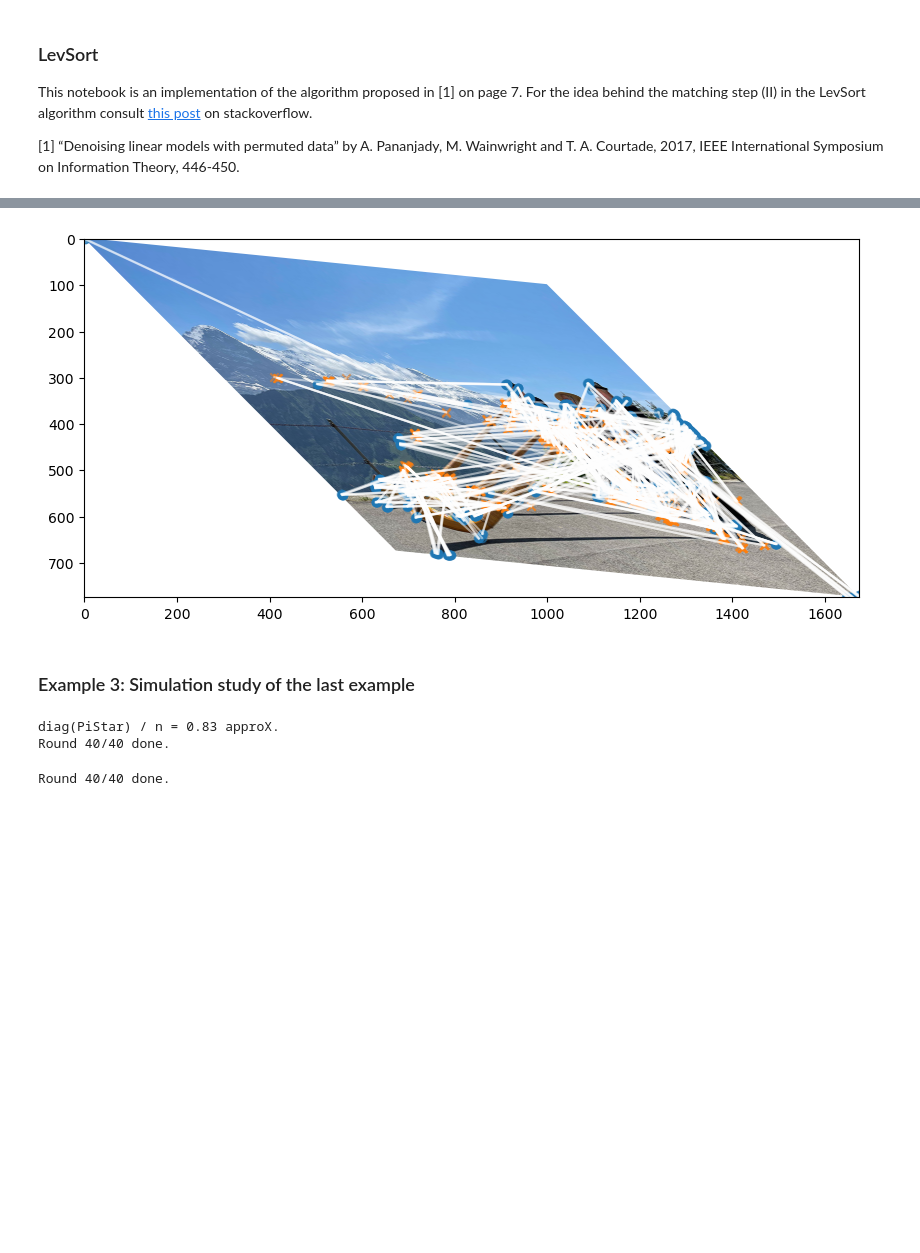
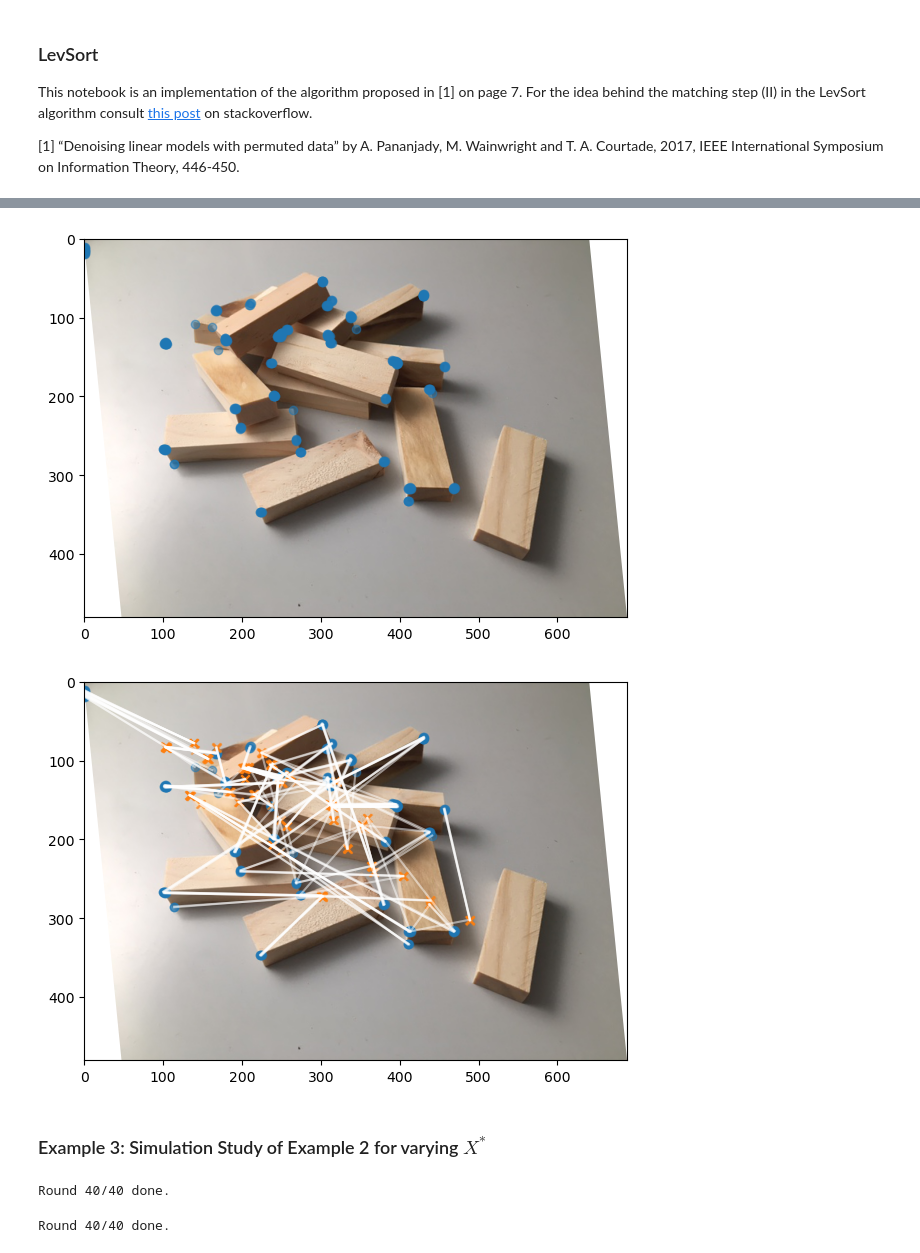
Before and after one commit to ju5chi/Denoising-Linear-Models-with-Permuted-Data, a Jupyter notebook: LevSort.ipynb, the cells around one changed output, grey strips where cells are left out. Drawn from its saved outputs; the diff is of its cells as text; code cells hidden in the pictures; blank space fills up the shorter version.

```diff
--- a/LevSort.ipynb
+++ b/LevSort.ipynb
@@ -31,12 +33,13 @@ def LevSort(denoisedY, A, returnLevScores=False):
     ###
 
     # first, compute SVDs for the two matrices
+
     U_Y, sigmas_Y, _ = np.linalg.svd(denoisedY)
     U_A, sigmas_A, _ = np.linalg.svd(A)
 
     # only consider the reduced forms of the matrices U_Y, U_A
-    kY = min([denoisedY.shape[1], sum([1 if sigma > epsilon else 0 for sigma in sigmas_Y])])
-    kA = min([A.shape[1], sum([1 if sigma > epsilon else 0 for sigma in sigmas_A])])
+    kY = sum([1 if sigma > epsilon else 0 for sigma in sigmas_Y])
+    kA = sum([1 if sigma > epsilon else 0 for sigma in sigmas_A])
 
     U_Y = U_Y[:, :kY]
     U_A = U_A[:, :kA]
@@ -52,6 +55,7 @@ def LevSort(denoisedY, A, returnLevScores=False):
     n = len(lY)
     # np.argsort gives the inverse permutation that is needed to go from the unsorted
     # to the sorted array
+
     piInv_lA = np.argsort(lA)
     piInv_lY = np.argsort(lY)
 
@@ -64,11 +68,13 @@ def LevSort(denoisedY, A, returnLevScores=False):
     # composed with pi_lA to its indices
     permute_lA_to_lY = [piInv_lY[pi_lA[i]] for i in range(n)]
 
+
     # finally construct the permutation matrix Pihat
     Pihat = np.zeros((n, n))
     for i in range(n):
         for j in range(n):
             Pihat[i, j] = 1 if permute_lA_to_lY[j] == i else 0
+
 
     ###
     ### (III) Compute X = pseudoInverse(Pi @ A) @ Y
@@ -118,16 +126,17 @@ def randomPermutation(rng, n, p=0.5):
 # %%
 rng = np.random.default_rng(seed=12345)
+parametersHarris = [2, 5, 0.01]
+imageName = 'building_blocks.JPG'
 
 ### detect corners in the picture
-A = detectCorners('alphoerner2.jpg')
+A = detectCorners(imageName, parametersHarris)
 
 ### plot the detected corners
-plotImage('alphoerner2.jpg', A)
+plotImage(imageName, A)
 
 ### construct the permutation matrix PiStar
 n = len(A)
-PiStar = randomPermutation(rng, n, p=0.2)
-print(f'diag(PiStar) / n = {np.sum(np.diag(PiStar))/n :.02} approX.')
+PiStar = randomPermutation(rng, n)
 
 ### construct the linear transformation XStar
 XStar = np.array([[3.2, 5.9], [1.4, -5.6]])
@@ -137,5 +146,5 @@ Y = PiStar @ A @ XStar
 Pihat, Xhat = LevSort(Y, A)
 Yhat = Pihat @ A @ Xhat
 
-plotTransformedImage('alphoerner2.jpg', XStar, Yhat, Y)
+plotTransformedImage(imageName, XStar, Yhat, Y)
 # %% [output]
@@ -147,28 +160,28 @@ diag(PiStar) / n = 0.78 approX.
 # %%
 # transformation that is less extreme
-XStar = np.array([[1, 0.1], [1, 1]])
+XStar = np.array([[1, 0], [0.1, 1]])
 
 # find corners in transformed image
-Y = transformImage('alphoerner2.jpg', XStar)
+Y = transformImage(imageName, XStar, parametersHarris)
 
-# delete rows of the larger matrix A or Y
-
+# A, Y may have different number of rows;
+# delete excess number of rows of the larger matrix
 rMax = min([len(Y), len(A)])
 A_c = A[:rMax]
 Y_c = Y[:rMax]
 
-#lamb = 1.1*1*(np.sqrt(Y_c.shape[0]) + np.sqrt(Y_c.shape[1]))
-#Y_c = singularValueThresholding(Y_c, lamb)
+plotTransformedImage(imageName, XStar, [], Y_c)
 
 # again, apply the LevSort algorithm
 Pihat, Xhat = LevSort(Y_c, A_c)
 Yhat = Pihat @ A_c @ Xhat
 
-plotTransformedImage('alphoerner2.jpg', XStar, Yhat, Y_c, drawLines=True)
+plotTransformedImage(imageName, XStar, Yhat, Y_c, drawLines=True)
 # %% [output]
-[figure, old version]
+[figure, new version]
+[figure, added]
 # %% [markdown]
-### Example 3: Simulation study of the last example
+### Example 3: Simulation Study of Example 2 for varying $X^*$
 # %%
 # some error function
 Err = lambda X: np.sum(X**2) / (X.shape[-1] * X.shape[-2])
@@ -181,12 +194,10 @@ shears = np.linspace(-3, 3, 40)
 alphas = np.linspace(-np.pi, np.pi, 40)
 
 ### detect corners in the picture
-A = detectCorners('alphoerner2.jpg')
+A = detectCorners(imageName, parametersHarris)
 
 ### construct the permutation matrix PiStar
 n = len(A)
-PiStar = randomPermutation(rng, n, p=0.2)
-print(f'diag(PiStar) / n = {np.sum(np.diag(PiStar))/n :.02} approX.')
 
 error = np.zeros((len(alphas), len(shears)))
 
@@ -194,16 +205,12 @@ for i, s in enumerate(shears):
     for j, alpha in enumerate(alphas):
         # build the transformation XStar and transform the original image
         XStar = rotation(alpha) @ shear(s)
-        Y, lengthOfTransformedEdge = transformImage('alphoerner2.jpg', XStar, returnLengthTransformedEdge=True)
+        Y, lengthOfTransformedEdge = transformImage(imageName, XStar, parametersHarris, returnLengthTransformedEdge=True)
 
         # cut off remaining rows of the larger of the two
         rMax = min([len(Y), len(A)])
         A_c = A[:rMax]
         Y_c = Y[:rMax]
-
-        # do the singular value thresholding
-        lamb = 1.1*1*(np.sqrt(Y_c.shape[0]) + np.sqrt(Y_c.shape[1]))
-        Y_c = singularValueThresholding(Y_c, lamb)
 
         # again, apply the LevSort algorithm
         Pihat, Xhat = LevSort(Y_c, A_c)
@@ -215,7 +222,6 @@ for i, s in enumerate(shears):
 
     print(f'Round {i+1}/{len(shears)} done.', end='\r')
 # %% [output]
-diag(PiStar) / n = 0.83 approX.
 Round 40/40 done.
 # %%
 scalings = np.logspace(-2, 0, 40)
```
Also changed, not shown: parts of 14 cells of this notebook, 2 other files.
